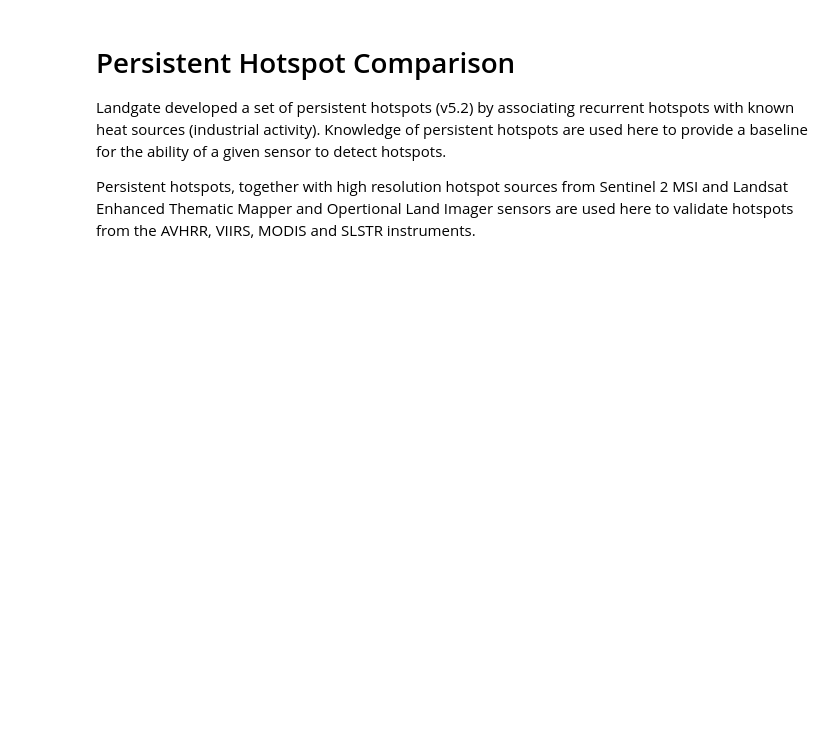
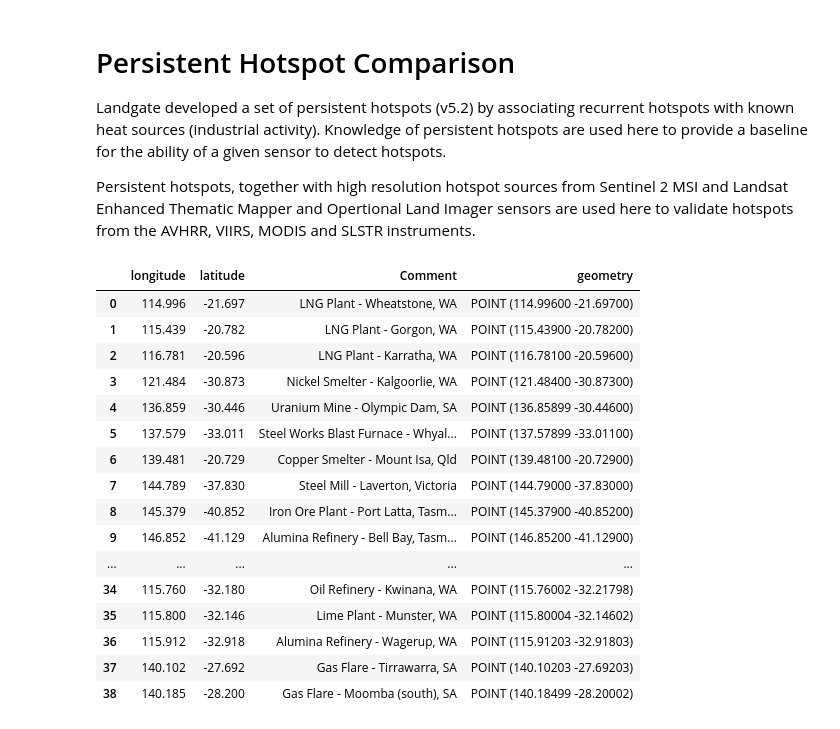
Before and after one commit to s3activefiresaustralia/s3vtdata, a Jupyter notebook: examples/persistent_hotspots_comparison.ipynb, the cells around one changed output. Cells and saved outputs as stored; diff of their text form; code cells hidden in the pictures; blank space fills up the shorter version.

Commit message:
WIP for persistent hotspots notebook

```diff
--- a/examples/persistent_hotspots_comparison.ipynb
+++ b/examples/persistent_hotspots_comparison.ipynb
@@ -38,8 +43,28 @@ data_dir = Path("/home/jovyan/s3vt_dask/s3vtdata/workdir")
 # %%
 # Read persistent hotspots from a shape file in the zip folder.
 persistent_hotspots_gdf = gpd.GeoDataFrame.from_file(f"zip://{data_dir.joinpath('Known non FHS - Version 5.2.zip')}/Version 5.2/known_non_FHS.shp")
+# %%
+persistent_hotspots_gdf = persistent_hotspots_gdf.rename(columns={'Latitude': 'latitude', 'Longitude': 'longitude'})
 # %%
-persistent_hotspots_gdf.head()
+persistent_hotspots_gdf
+# %% [output]
+|  | longitude | latitude | Comment | geometry |
+| 0 | 114.996 | -21.697 | LNG Plant - Wheatstone, WA | POINT (114.99600 -21.69700) |
+| 1 | 115.439 | -20.782 | LNG Plant - Gorgon, WA | POINT (115.43900 -20.78200) |
+| 2 | 116.781 | -20.596 | LNG Plant - Karratha, WA | POINT (116.78100 -20.59600) |
+| 3 | 121.484 | -30.873 | Nickel Smelter - Kalgoorlie, WA | POINT (121.48400 -30.87300) |
+| 4 | 136.859 | -30.446 | Uranium Mine - Olympic Dam, SA | POINT (136.85899 -30.44600) |
+| 5 | 137.579 | -33.011 | Steel Works Blast Furnace - Whyal... | POINT (137.57899 -33.01100) |
+| 6 | 139.481 | -20.729 | Copper Smelter - Mount Isa, Qld | POINT (139.48100 -20.72900) |
+| 7 | 144.789 | -37.830 | Steel Mill - Laverton, Victoria | POINT (144.79000 -37.83000) |
+| 8 | 145.379 | -40.852 | Iron Ore Plant - Port Latta, Tasm... | POINT (145.37900 -40.85200) |
+| 9 | 146.852 | -41.129 | Alumina Refinery - Bell Bay, Tasm... | POINT (146.85200 -41.12900) |
+| ... | ... | ... | ... | ... |
+| 34 | 115.760 | -32.180 | Oil Refinery - Kwinana, WA | POINT (115.76002 -32.21798) |
+| 35 | 115.800 | -32.146 | Lime Plant - Munster, WA | POINT (115.80004 -32.14602) |
+| 36 | 115.912 | -32.918 | Alumina Refinery - Wagerup, WA | POINT (115.91203 -32.91803) |
+| 37 | 140.102 | -27.692 | Gas Flare - Tirrawarra, SA | POINT (140.10203 -27.69203) |
+| 38 | 140.185 | -28.200 | Gas Flare - Moomba (south), SA | POINT (140.18499 -28.20002) |
 # %%
 # This is a processing parameter to load hotspots from a .geojson files within the temporal and spatial bounds provided.
 processing_parameters = {
```
Also changed, not shown: parts of 20 cells of this notebook.
